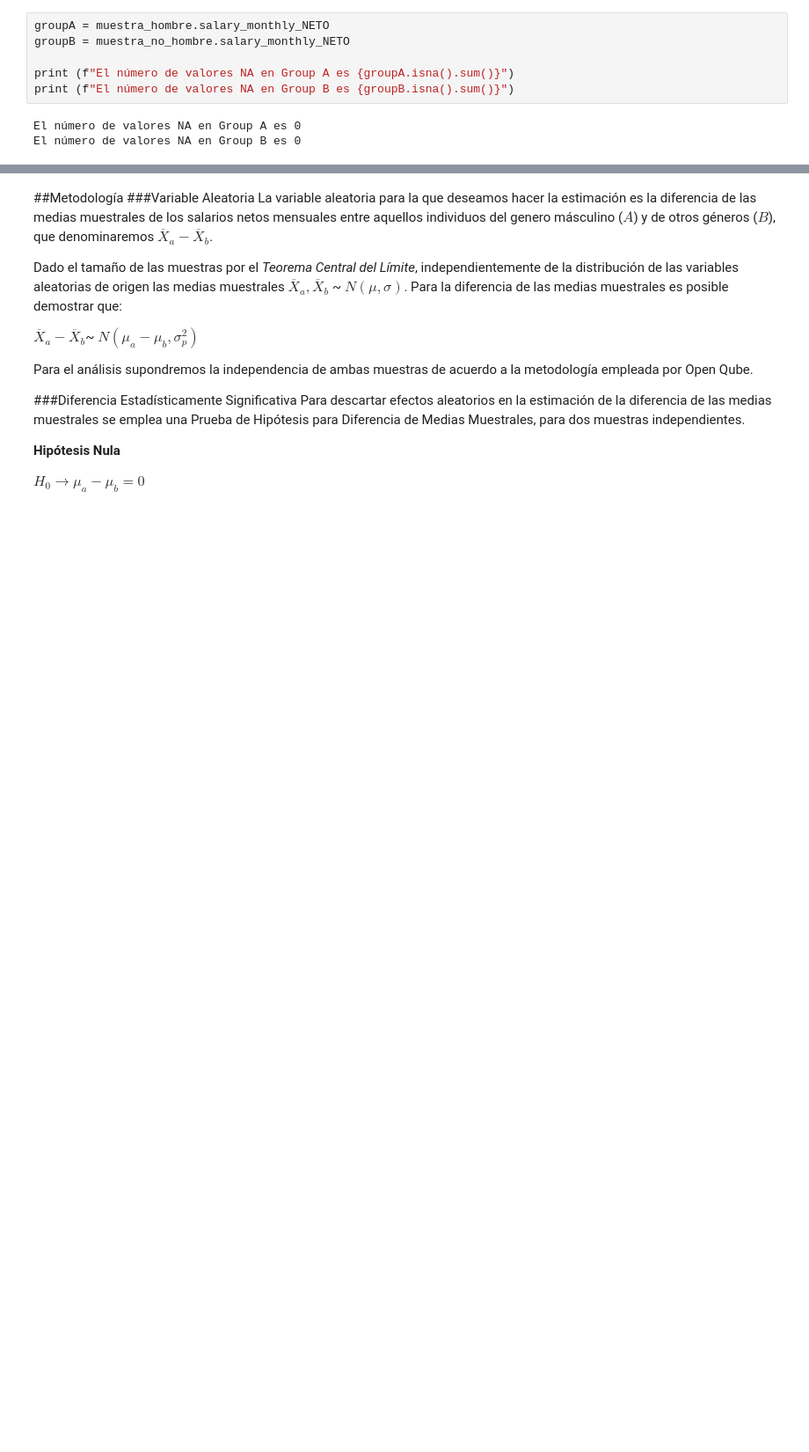
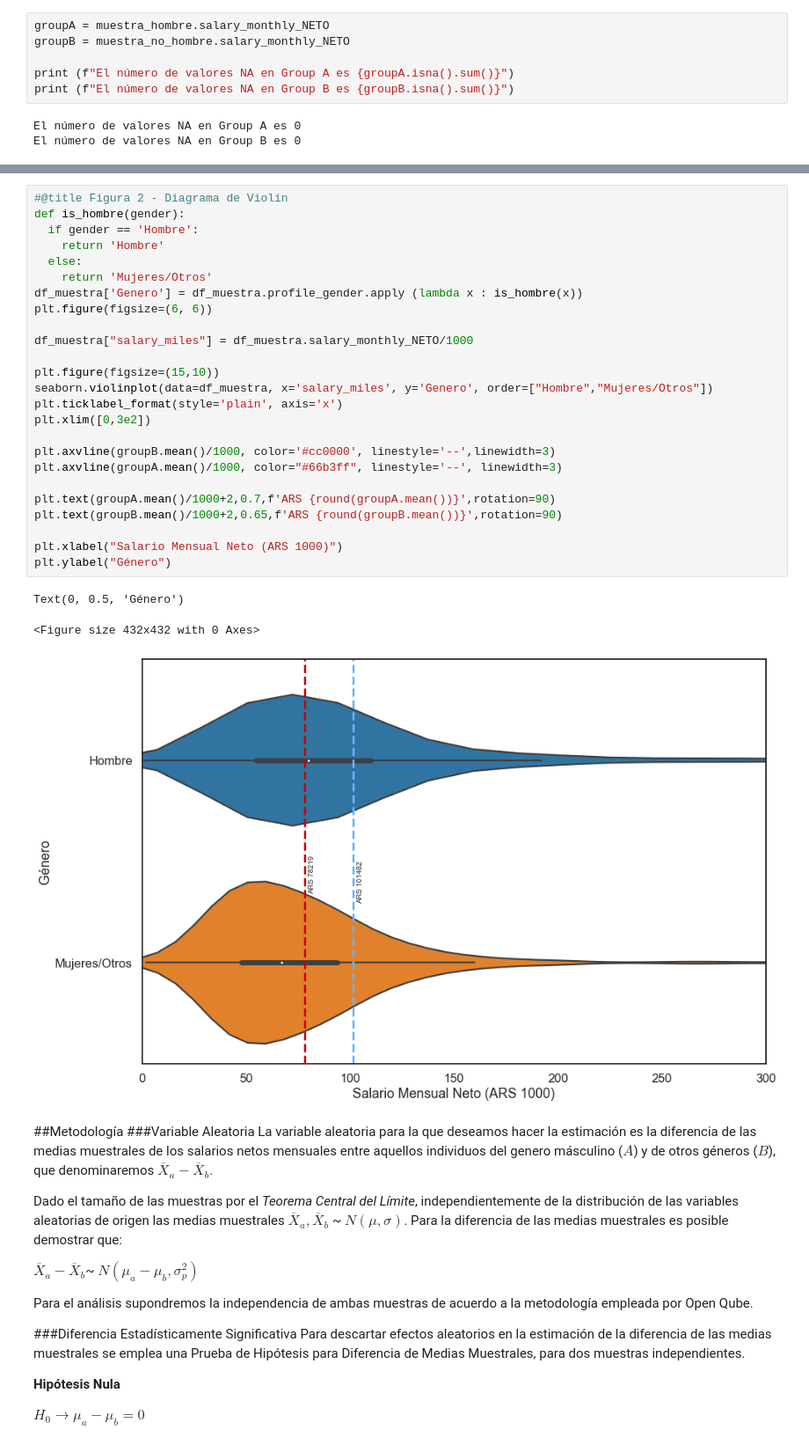
Before and after one commit to cgoviedo/Diplodatos, a Jupyter notebook: analisis_visualizacion/Entregable_Parte_2_Ejercicio_3.ipynb, the cells around one changed output, grey strips where cells are left out. Shown at 88% size. Saved outputs shown, nothing was run; the diff lists cells and outputs as text; blank space fills up the shorter version.

```diff
--- a/analisis_visualizacion/Entregable_Parte_2_Ejercicio_3.ipynb
+++ b/analisis_visualizacion/Entregable_Parte_2_Ejercicio_3.ipynb
@@ -134,3 +162,32 @@ El número de valores NA en Group B es 0
+# %%
+#@title Figura 2 - Diagrama de Violín
+def is_hombre(gender):
+  if gender == 'Hombre':
+    return 'Hombre'
+  else:
+    return 'Mujeres/Otros'
+df_muestra['Genero'] = df_muestra.profile_gender.apply (lambda x : is_hombre(x))
+plt.figure(figsize=(6, 6))
+
+df_muestra["salary_miles"] = df_muestra.salary_monthly_NETO/1000
+
+plt.figure(figsize=(15,10))
+seaborn.violinplot(data=df_muestra, x='salary_miles', y='Genero', order=["Hombre","Mujeres/Otros"])
+plt.ticklabel_format(style='plain', axis='x')
+plt.xlim([0,3e2])
+
+plt.axvline(groupB.mean()/1000, color='#cc0000', linestyle='--',linewidth=3)
+plt.axvline(groupA.mean()/1000, color="#66b3ff", linestyle='--', linewidth=3)
+
+plt.text(groupA.mean()/1000+2,0.7,f'ARS {round(groupA.mean())}',rotation=90)
+plt.text(groupB.mean()/1000+2,0.65,f'ARS {round(groupB.mean())}',rotation=90)
+
+plt.xlabel("Salario Mensual Neto (ARS 1000)")
+plt.ylabel("Género")
+# %% [output]
+Text(0, 0.5, 'Género')
+<Figure size 432x432 with 0 Axes>
+[figure, added]
 # %% [markdown]
 ##Metodología
 ###Variable Aleatoria
```
Also changed, not shown: parts of 8 cells of this notebook.
